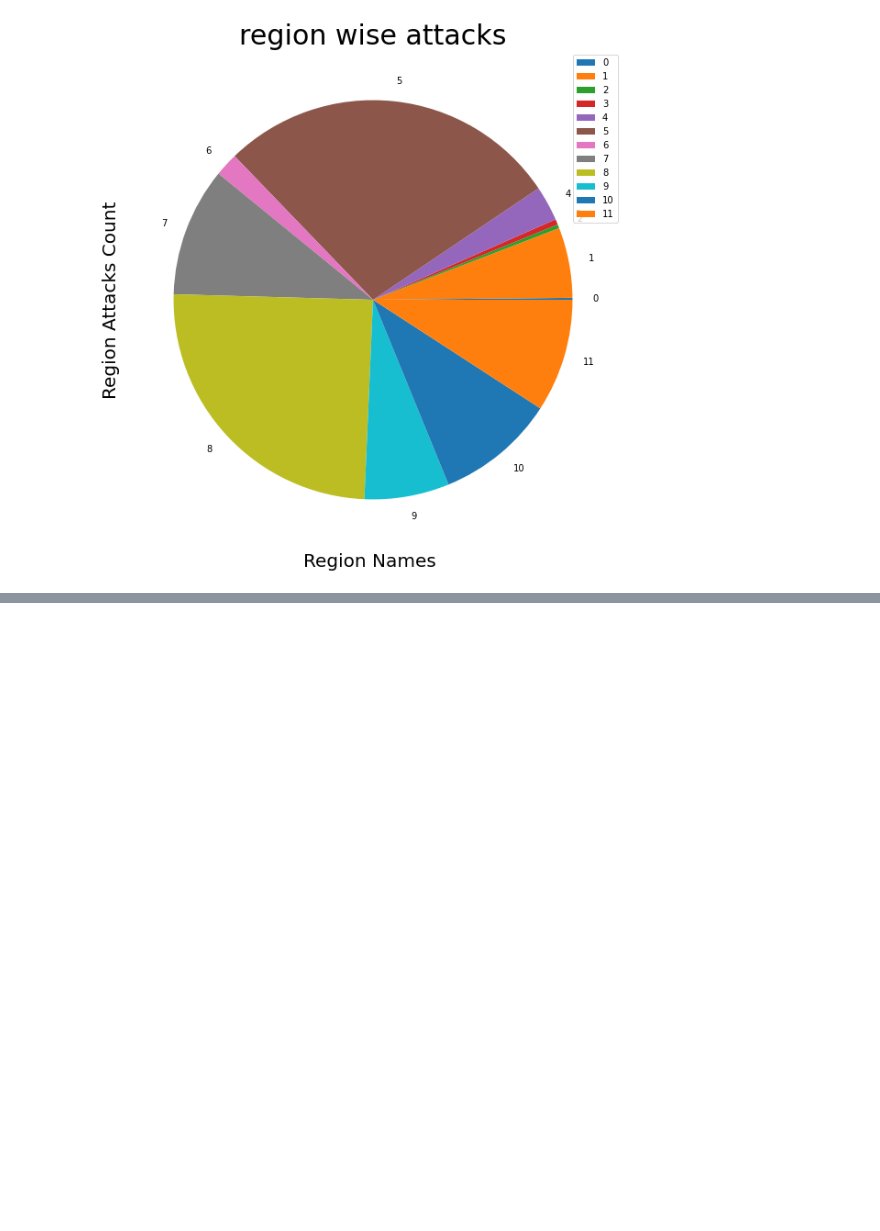
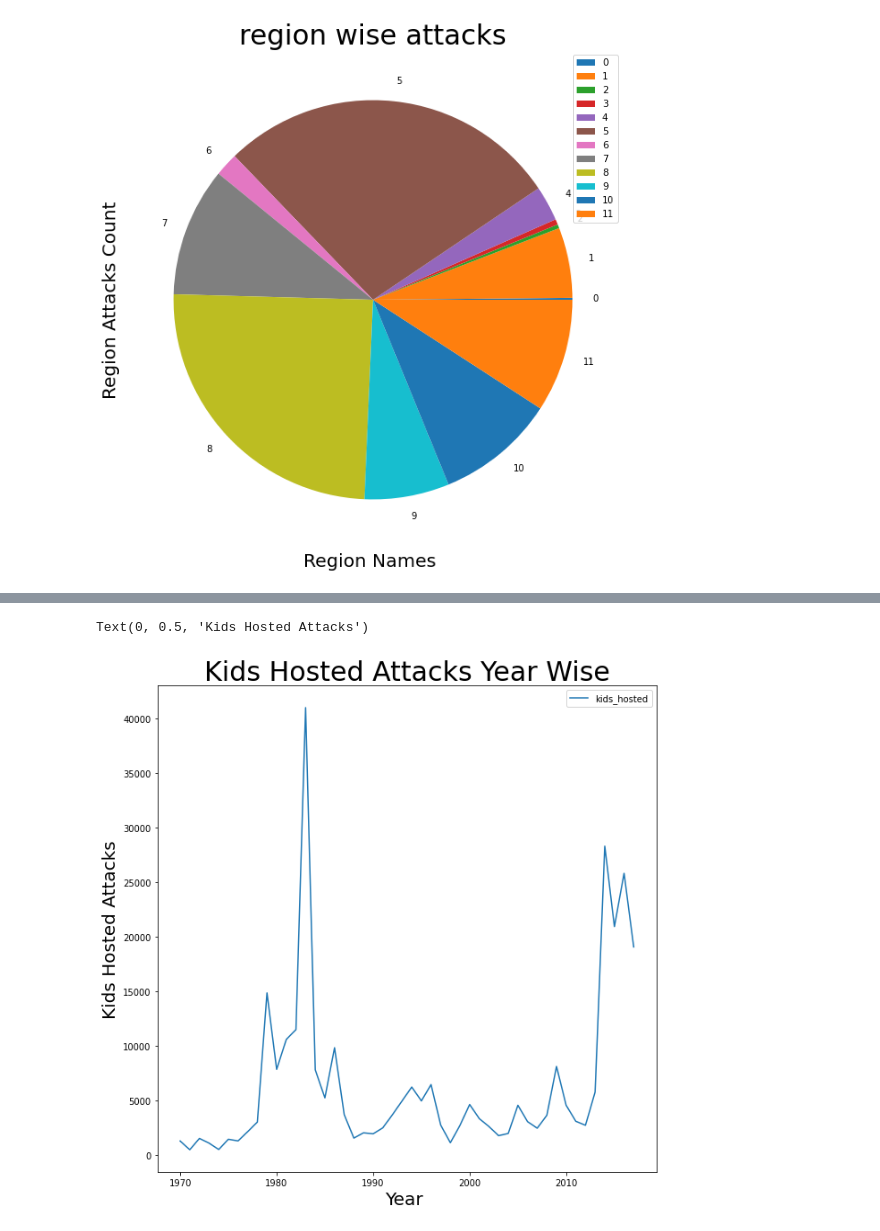
Before and after one commit to khairun0228/capstone_alma, a Jupyter notebook: Global_Terrorism_Analysis_Capstone_Project.ipynb, the cells around one changed output, grey strips where cells are left out. Saved outputs shown, nothing was run; the diff lists cells and outputs as text; code cells hidden in the pictures; blank space fills up the shorter version.

```diff
--- a/Global_Terrorism_Analysis_Capstone_Project.ipynb
+++ b/Global_Terrorism_Analysis_Capstone_Project.ipynb
@@ -488,3 +594,9 @@ plt.ylabel("Region Attacks Count",fontsize=20)
 plt.show()
 # %% [output]
 [figure]
+# %%
+kids_hosted_attacks= df.groupby(['year'])['nhostkid'].sum().reset_index(name='kids_hosted')
+
+print(kids_hosted_attacks)
+total_no_kids_hosted_attacks=kids_hosted_attacks['kids_hosted'].sum()
+print("Total no. of kids Hosted in  Attacks "+str(total_no_kids_hosted_attacks))
@@ -491,3 +621,13 @@ plt.show()
+# %%
+
+
+kids_hosted_attacks.plot(x='year',y='kids_hosted',kind='line',figsize=(10,10))
+plt.title("Kids Hosted Attacks Year Wise",fontsize=30)
+plt.xlabel("Year ",fontsize=20)
+plt.ylabel("Kids Hosted Attacks",fontsize=20)
+# %% [output]
+Text(0, 0.5, 'Kids Hosted Attacks')
+[figure, added]
 # %%
 # Analysis of Attacks Success and Failed Attacks
 
```
Also changed, not shown: parts of 31 cells of this notebook.
